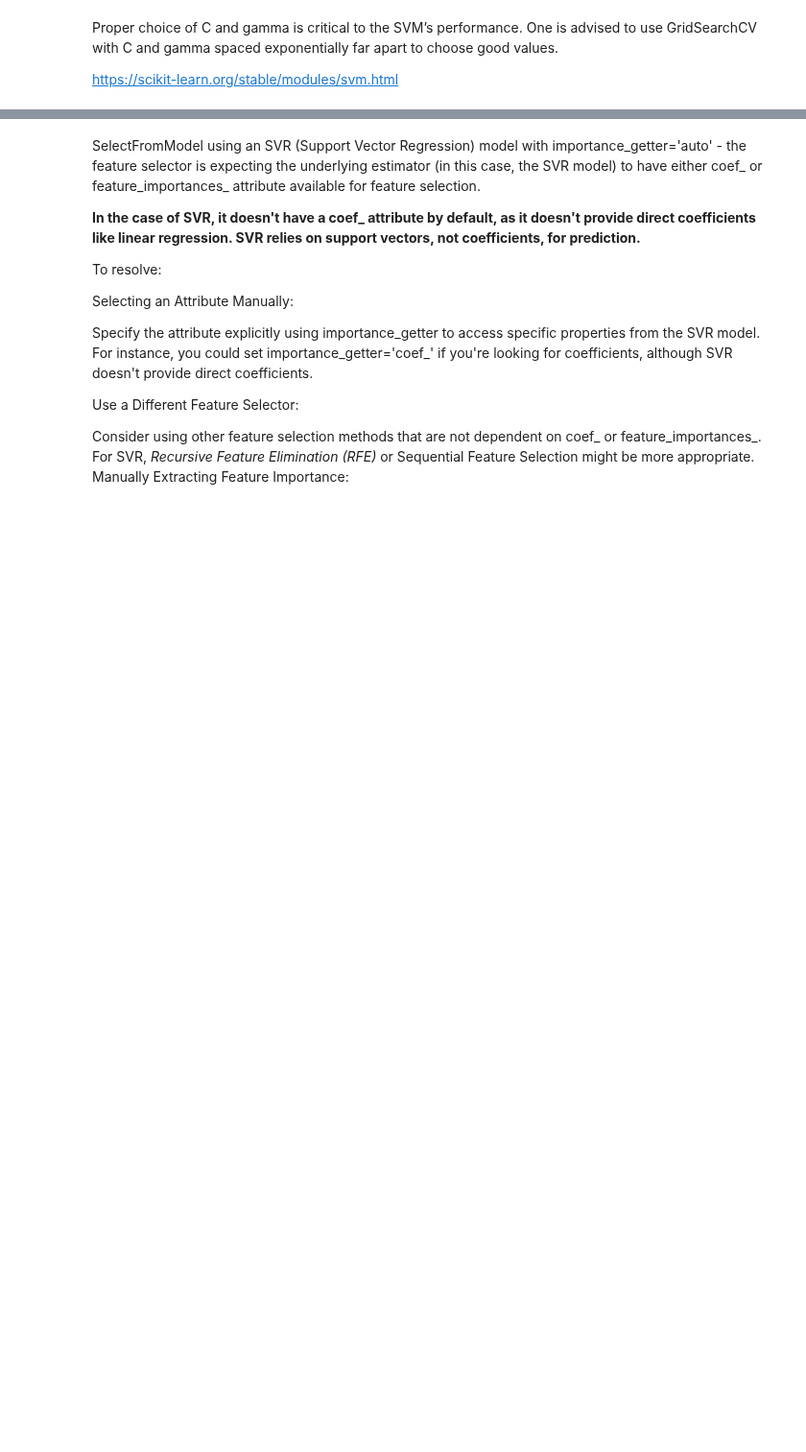
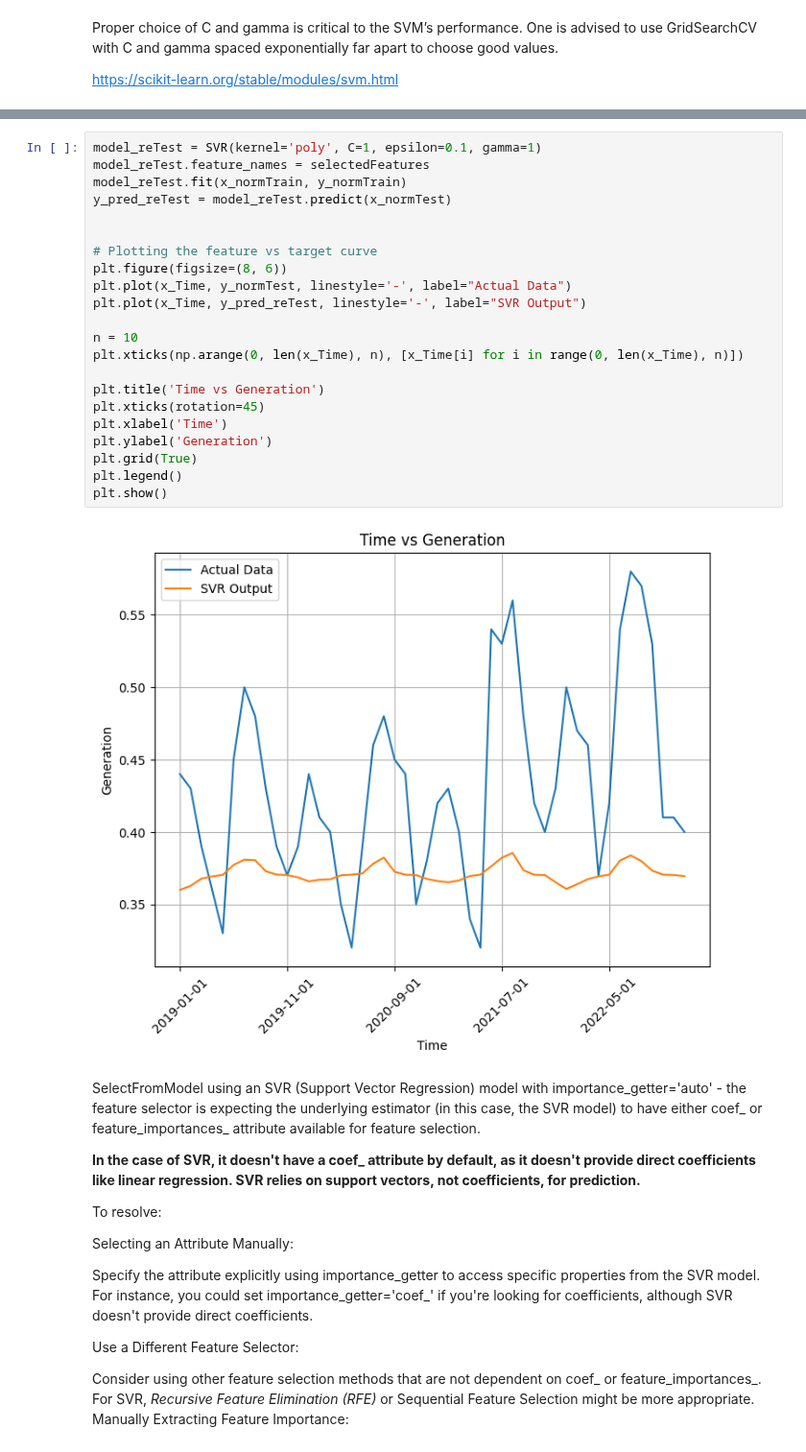
Before and after one commit to ATECO-malta/applied_ml_assignment, a Jupyter notebook: SVM.ipynb, the cells around one changed output, grey strips where cells are left out. Shown at 96% size. Saved outputs shown, nothing was run; the diff lists cells and outputs as text; blank space fills up the shorter version.

```diff
--- a/SVM.ipynb
+++ b/SVM.ipynb
@@ -421,3 +493,27 @@ plt.show()
+# %%
+model_reTest = SVR(kernel='poly', C=1, epsilon=0.1, gamma=1)
+model_reTest.feature_names = selectedFeatures
+model_reTest.fit(x_normTrain, y_normTrain)
+y_pred_reTest = model_reTest.predict(x_normTest)
+
+
+# Plotting the feature vs target curve
+plt.figure(figsize=(8, 6))
+plt.plot(x_Time, y_normTest, linestyle='-', label="Actual Data")
+plt.plot(x_Time, y_pred_reTest, linestyle='-', label="SVR Output")
+
+n = 10
+plt.xticks(np.arange(0, len(x_Time), n), [x_Time[i] for i in range(0, len(x_Time), n)])
+
+plt.title('Time vs Generation')
+plt.xticks(rotation=45)
+plt.xlabel('Time')
+plt.ylabel('Generation')
+plt.grid(True)
+plt.legend()
+plt.show()
+# %% [output]
+[figure, added]
 # %% [markdown]
  SelectFromModel using an SVR (Support Vector Regression) model with importance_getter='auto' - the feature selector is expecting the underlying estimator (in this case, the SVR model) to have either coef_ or feature_importances_ attribute available for feature selection.
 
```
Also changed, not shown: parts of 7 cells of this notebook.
